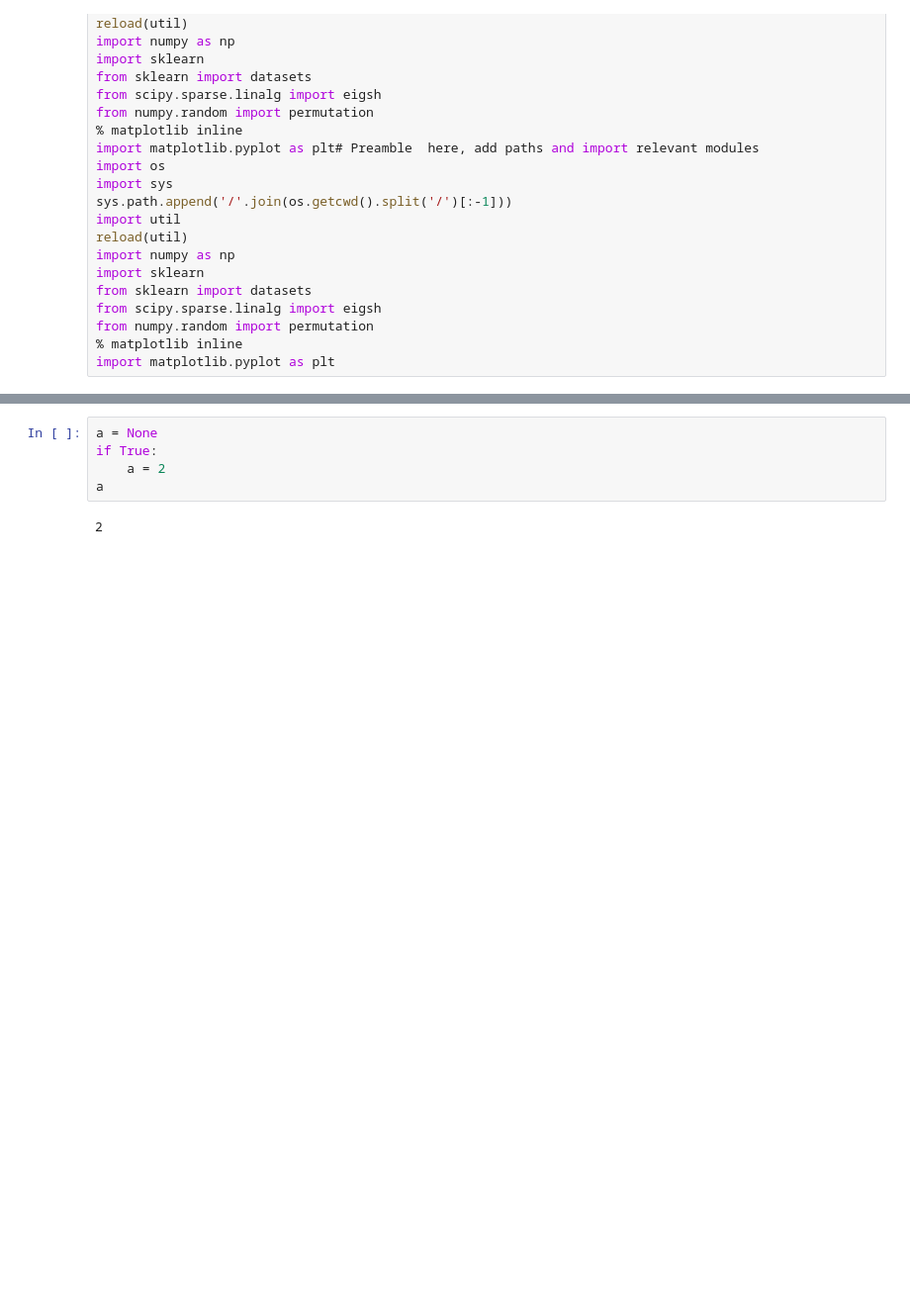
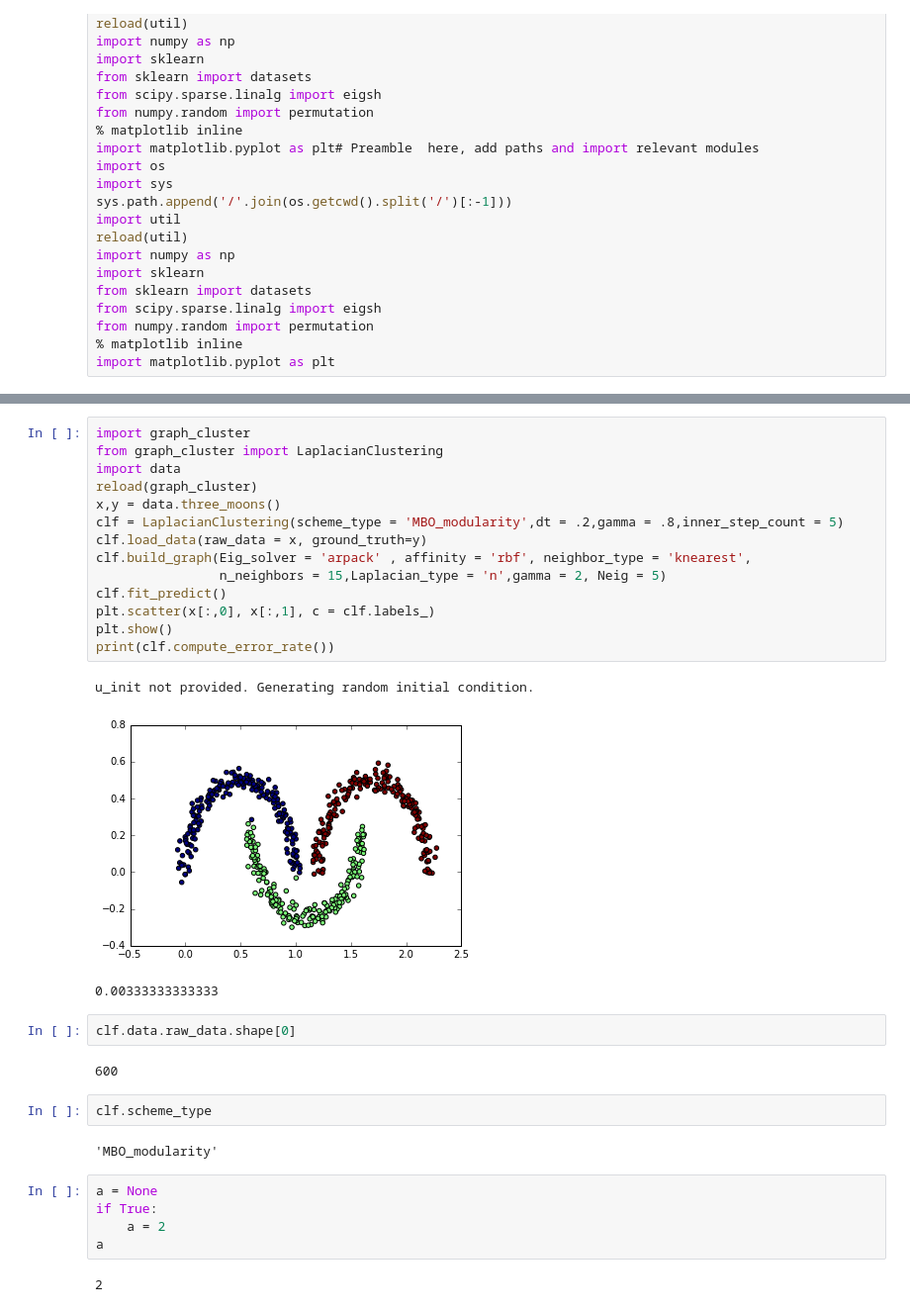
Before and after one commit to mathluo/GraphAlgorithms, a Jupyter notebook: demo/test.ipynb, the cells around one changed output, grey strips where cells are left out. Shown: that part at 99% size. Saved outputs shown, nothing was run; the diff lists cells and outputs as text; blank space fills up the shorter version.

```diff
--- a/demo/test.ipynb
+++ b/demo/test.ipynb
@@ -120,3 +124,29 @@ a = None
+# %%
+import graph_cluster
+from graph_cluster import LaplacianClustering
+import data
+reload(graph_cluster)
+x,y = data.three_moons()
+clf = LaplacianClustering(scheme_type = 'MBO_modularity',dt = .2,gamma = .8,inner_step_count = 5)
+clf.load_data(raw_data = x, ground_truth=y)
+clf.build_graph(Eig_solver = 'arpack' , affinity = 'rbf', neighbor_type = 'knearest',
+                n_neighbors = 15,Laplacian_type = 'n',gamma = 2, Neig = 5)
+clf.fit_predict()
+plt.scatter(x[:,0], x[:,1], c = clf.labels_)
+plt.show()
+print(clf.compute_error_rate())
+# %% [output]
+u_init not provided. Generating random initial condition.
+[figure, added]
+0.00333333333333
+# %%
+clf.data.raw_data.shape[0]
+# %% [output]
+600
+# %%
+clf.scheme_type
+# %% [output]
+'MBO_modularity'
 # %%
 a = None
 if True:
```
Also changed, not shown: parts of 8 cells of this notebook, 22 other files.
